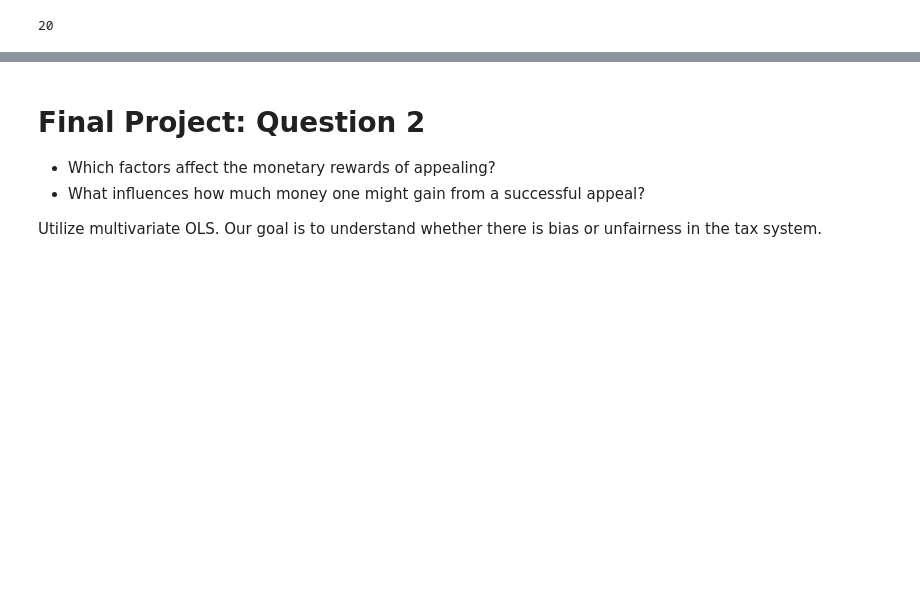
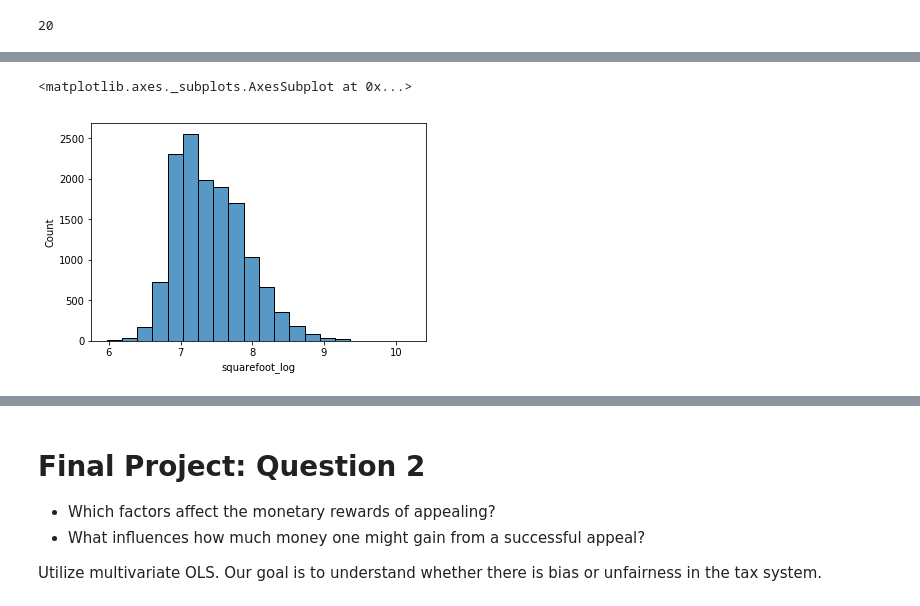
Before and after one commit to claytonjhamilton/Coursera_collab, a Jupyter notebook: question_2.ipynb, the cells around one changed output, grey strips where cells are left out. Drawn from its saved outputs; the diff is of its cells as text; code cells hidden in the pictures; blank space fills up the shorter version.

```diff
--- a/question_2.ipynb
+++ b/question_2.ipynb
@@ -13,0 +26,42 @@ pd.get_option("display.max_columns", None)
+# %%
+#### Transforms
+
+count = len(df)
+df = df.drop_duplicates().copy()
+print(f"{count - len(df)} duplicate rows dropped")
+
+# drop rows where squarefoot == 0; these are land plots maybe?
+df = df[ df['squarefoot'] != 0]
+
+# note that we don't call dropna() right away; we need to retain the meaningful NA
+# values in appeal field
+
+# create appeal_flag field with 0/1 value
+df['appeal_flag'] = df['appeal'].apply(lambda val: 0 if pd.isna(val) else 1)
+
+df['condo_flag'] = df['condo'].apply(lambda val: 1 if val == 'Condominium' else 0)
+
+# create tax rate
+df['tax_rate'] = df['taxes'] / df['value'] * 100
+
+# take the log of value
+df['value_log'] = np.log(df['value'])
+
+# take the log of medhinc
+df['medhinc_log'] = np.log(df['medhinc'])
+
+# take the log of squarefoot
+df['squarefoot_log'] = np.log(df['squarefoot'])
+
+# multiply percentages stored as a decimal to percentage points, to make it
+# easier to interpret APEs
+df['college'] = df['college']*100
+df['white'] = df['white']*100
+df['black'] = df['black']*100
+df['hispanic'] = df['hispanic']*100
+df['asian'] = df['asian']*100
+
+tri_dummies = pd.get_dummies(df['tri'])
+df['tri_chicago'] = tri_dummies['Chicago']
+df['tri_nw'] = tri_dummies['Northwest Suburban Cook County']
+df['tri_sw'] = tri_dummies['Southwest Suburban Cook County']
@@ -13,0 +114,5 @@ pd.get_option("display.max_columns", None)
+# %%
+sns.histplot(df['squarefoot_log'], bins=20)
+# %% [output]
+<matplotlib.axes._subplots.AxesSubplot at 0x...>
+[figure, added]
```
Also changed, not shown: parts of 33 cells of this notebook.
